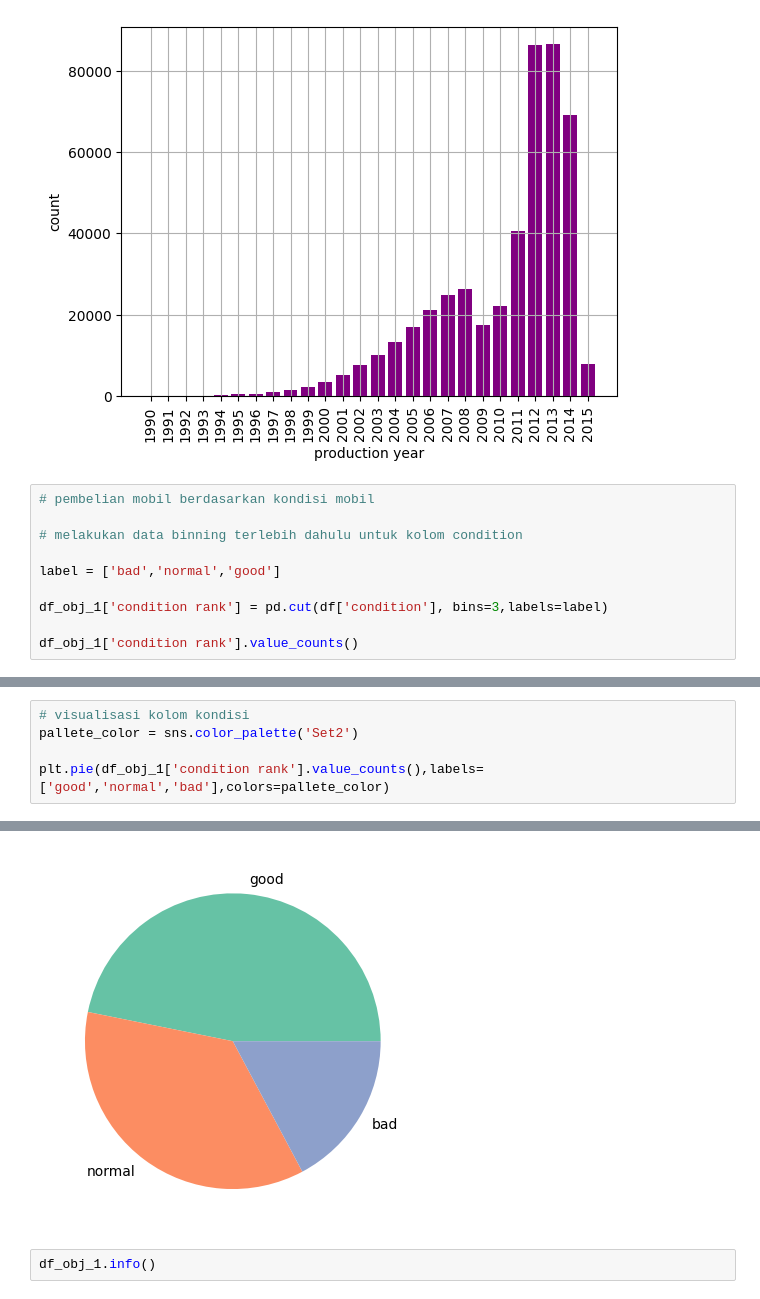
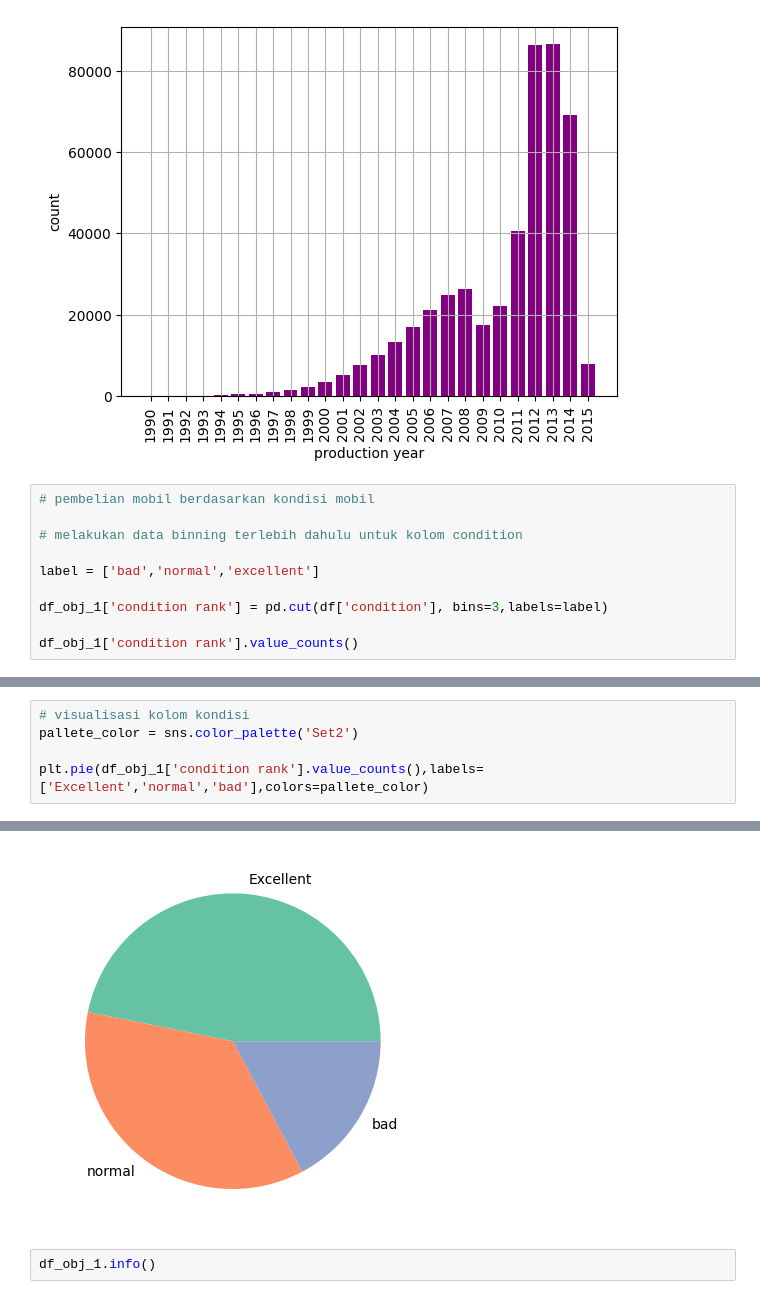
Before and after one commit to R3Z4P4HL3V1/UsedCarAnalysis, a Jupyter notebook: index.ipynb, the cells around one changed output, grey strips where cells are left out. Drawn from its saved outputs; the diff is of its cells as text.

```diff
--- a/index.ipynb
+++ b/index.ipynb
@@ -294,7 +294,7 @@ plt.show()
 
 # melakukan data binning terlebih dahulu untuk kolom condition
 
-label = ['bad','normal','good']
+label = ['bad','normal','excellent']
 
 df_obj_1['condition rank'] = pd.cut(df['condition'], bins=3,labels=label)
 
@@ -309,7 +309,7 @@ Name: count, dtype: int64
 # visualisasi kolom kondisi
 pallete_color = sns.color_palette('Set2')
 
-plt.pie(df_obj_1['condition rank'].value_counts(),labels=['good','normal','bad'],colors=pallete_color)
+plt.pie(df_obj_1['condition rank'].value_counts(),labels=['Excellent','normal','bad'],colors=pallete_color)
 # %% [output]
 ([<matplotlib.patches.Wedge at 0x...>,
   <matplotlib.patches.Wedge at 0x...>,
@@ -320,4 +320,4 @@ plt.pie(df_obj_1['condition rank'].value_counts(),labels=['good','normal','bad']
-[figure, old version]
+[figure, new version]
 # %%
 df_obj_1.info()
 # %% [output]
```
Also changed, not shown: parts of 26 cells of this notebook.
